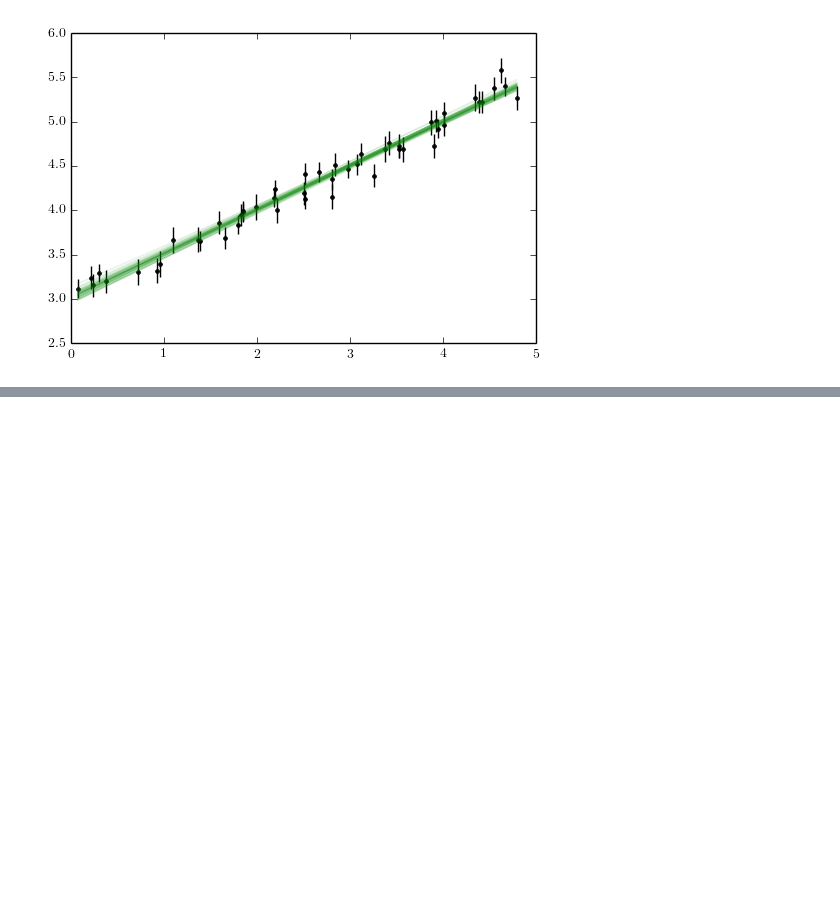
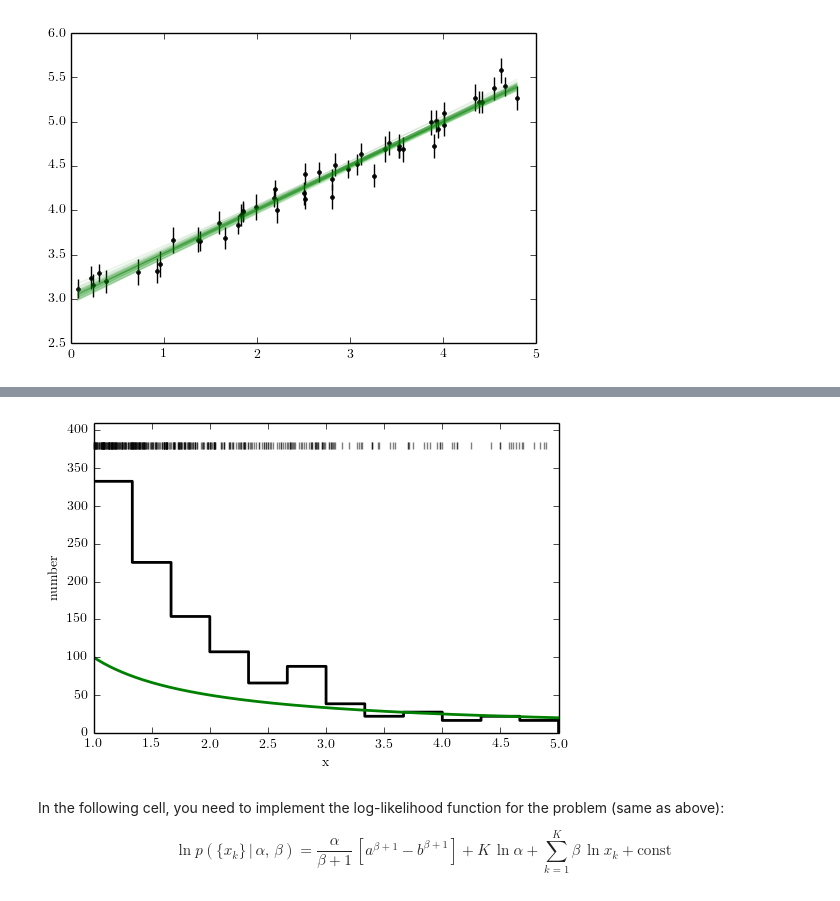
Before and after one commit to LocalGroupAstrostatistics2015/MCMC, a Jupyter notebook: MCMC tutorial (solutions).ipynb, the cells around one changed output, grey strips where cells are left out. Drawn from its saved outputs; the diff is of its cells as text; code cells hidden in the pictures; blank space fills up the shorter version.

Commit message:
correct poisson data and work on that example

```diff
--- a/MCMC tutorial (solutions).ipynb
+++ b/MCMC tutorial (solutions).ipynb
@@ -337,0 +322,36 @@ len(events)
+# %%
+# Edit these guesses.
+alpha_initial = 100
+beta_initial = -1
+
+# These are the edges of the distribution (don't change this).
+a, b = 1.0, 5.0
+
+# Load the data.
+events = np.loadtxt("poisson.csv")
+
+# Make a correctly normalized histogram of the samples.
+bins = np.linspace(a, b, 12)
+weights = 1.0 / (bins[1] - bins[0]) + np.zeros(len(events))
+plt.hist(events, 12, range=(a, b), histtype="step", color="k", lw=2, weights=weights)
+
+# Indicate the locations of the samples.
+ax = plt.gca()
+for e in events:
+    ax.annotate("", (e, 375), xycoords="data", xytext=(0, 5), textcoords="offset points",
+                arrowprops=dict(facecolor='black', width=0, headwidth=0, alpha=0.5))
+
+# Plot the guess at the rate.
+xx = np.linspace(a, b, 500)
+ax.plot(xx, alpha_initial * x ** beta_initial, "g", lw=2)
+
+# Format the figure.
+ax.set_ylim(0, 410)
+ax.set_ylabel("number")
+ax.set_xlabel("x");
+# %% [output]
+[figure, added]
+# %% [markdown]
+In the following cell, you need to implement the log-likelihood function for the problem (same as above):
+
+$$\ln p(\{x_k\}\,|\,\alpha,\,\beta) = \frac{\alpha}{\beta+1}\,\left[a^{\beta+1} - b^{\beta+1}\right] + K\,\ln\alpha + \sum_{k=1}^K \beta\,\ln x_k + \mathrm{const}$$
```
Also changed, not shown: parts of 15 cells of this notebook, 2 other files.
